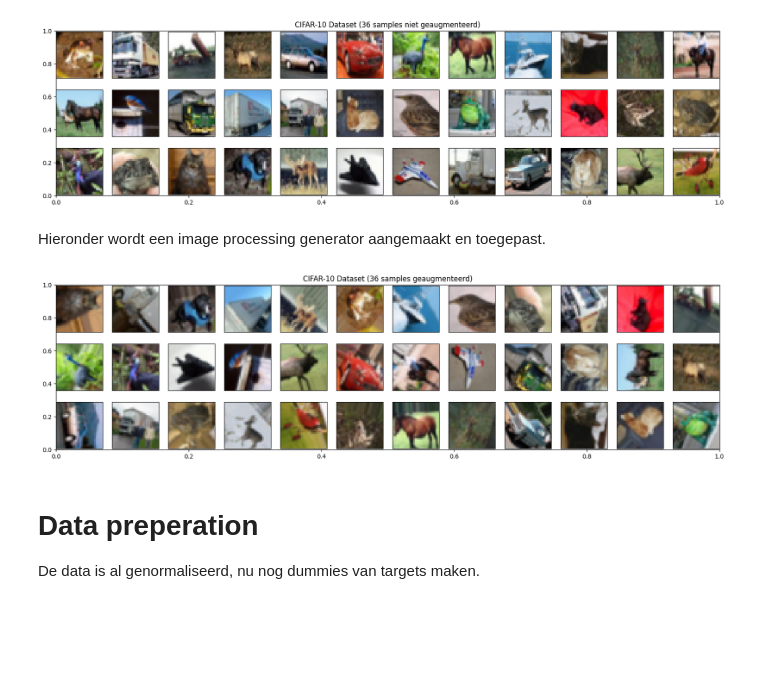
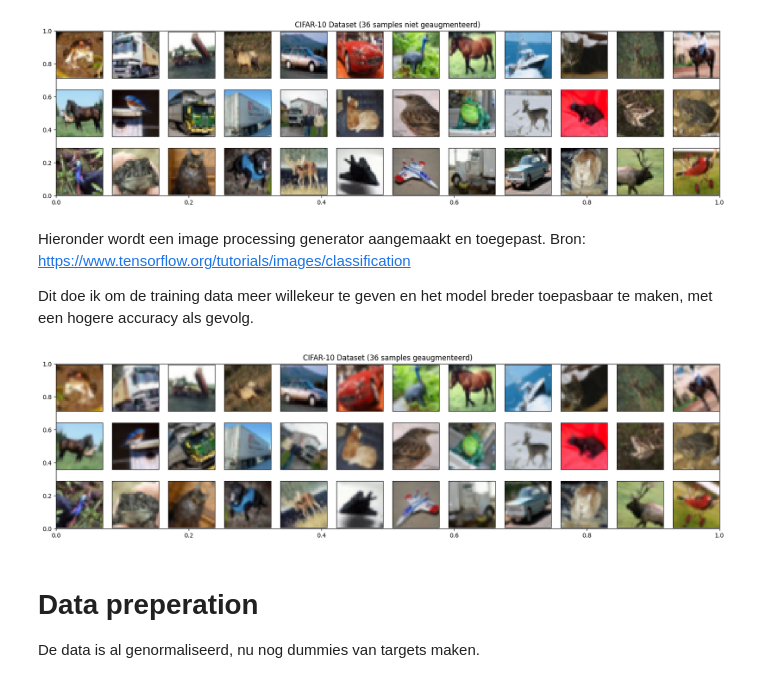
Before and after one commit to Marcovh2/machine-learning-Marcovh2, a Jupyter notebook: p5/convolutioneel_neuraal_netwerk.ipynb, the cells around one changed output. Drawn from its saved outputs; the diff is of its cells as text; code cells hidden in the pictures; blank space fills up the shorter version.

```diff
--- a/p5/convolutioneel_neuraal_netwerk.ipynb
+++ b/p5/convolutioneel_neuraal_netwerk.ipynb
@@ -38,26 +37,26 @@ for i in range(36):
 plt.show()
 # %% [output]
 [figure]
-# %% [markdown]
-Hieronder wordt een image processing generator aangemaakt en toegepast.
+# %% [markdown]
+Hieronder wordt een image processing generator aangemaakt en toegepast. Bron: https://www.tensorflow.org/tutorials/images/classification
+
+Dit doe ik om de training data meer willekeur te geven en het model breder toepasbaar te maken, met een hogere accuracy als gevolg.
 # %%
-datagen = ImageDataGenerator(
-    rotation_range=90,
-    width_shift_range=0.2,
+data_augmentation = Sequential(
+    [
+        RandomFlip("horizontal", input_shape=(32, 32, 3)),
+        RandomRotation(0.1),
+        RandomZoom(0.1)
+    ]
 )
-
-datagen.fit(x_train)
-
-x_train_aug_example = datagen.flow(x_train[:36], y_train[:36], batch_size=36)
-
 
 fig = plt.figure(figsize=(20, 5))
 plt.title('CIFAR-10 Dataset (36 samples geaugmenteerd)')
 for i in range(36):
     ax = fig.add_subplot(3, 12, i + 1, xticks=[], yticks=[])
-    ax.imshow(x_train_aug_example[0][0][i])
+    ax.imshow(data_augmentation(x_train[i].reshape(1, 32, 32, 3))[0])
 # %% [output]
-[figure, old version]
+[figure, new version]
 # %% [markdown]
 # Data preperation
 De data is al genormaliseerd, nu nog dummies van targets maken.
```
Also changed, not shown: parts of 8 cells of this notebook, 2 other files.
